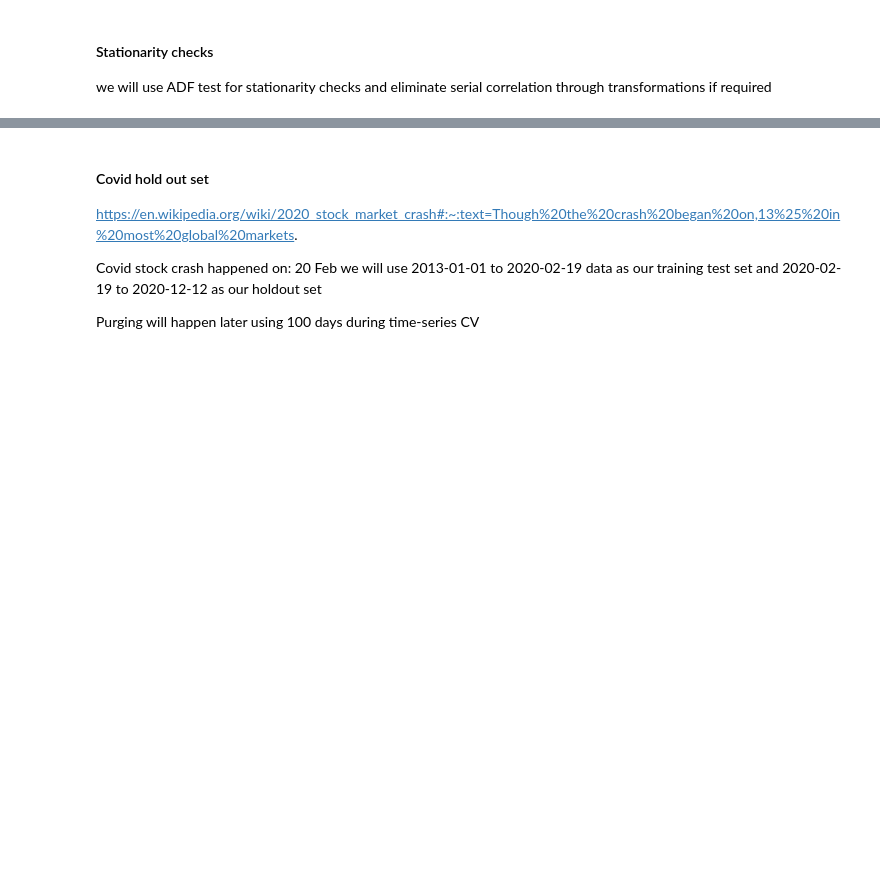
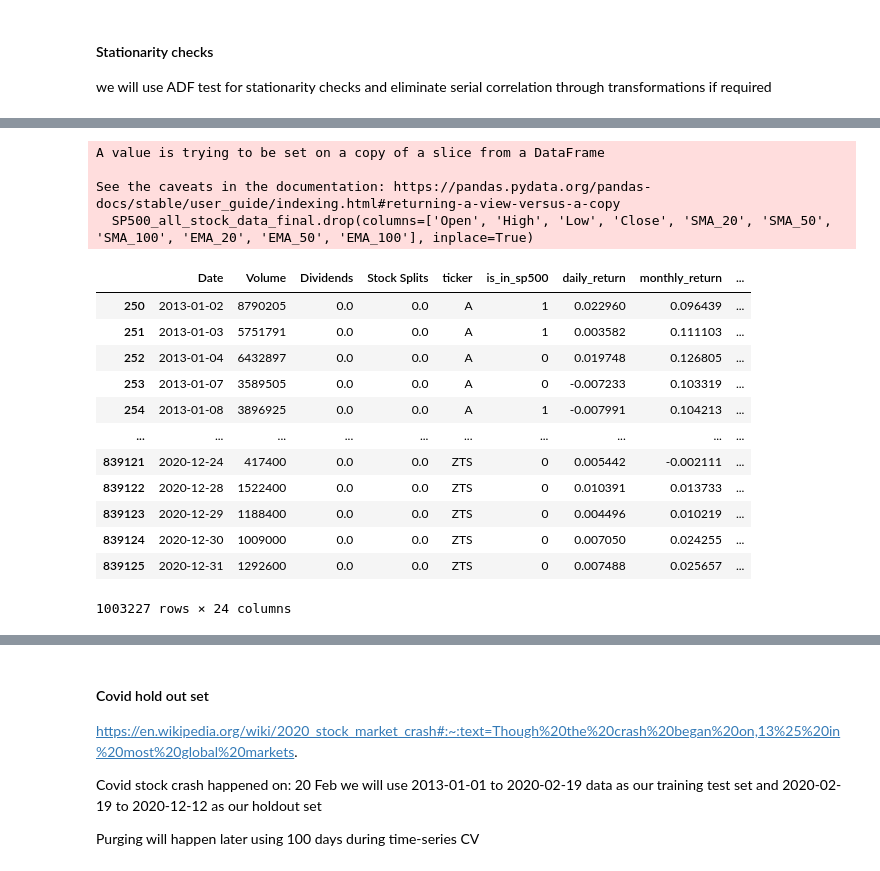
Before and after one commit to gotoshleep/DSE4212-Portfolio-Optimiser, a Jupyter notebook: Data prep and EDA/data_cleaning2.ipynb, the cells around one changed output, grey strips where cells are left out. Cells and saved outputs as stored; diff of their text form; code cells hidden in the pictures; blank space fills up the shorter version.

Commit message:
updated the code for data_cleaning2, should be ok to start training on the data

```diff
--- a/Data prep and EDA/data_cleaning2.ipynb
+++ b/Data prep and EDA/data_cleaning2.ipynb
@@ -293,3 +291,9 @@ yfinance_df_filtered_relavant_stocks["monthly_var_3"] = (
     yfinance_df_filtered_relavant_stocks.groupby("ticker")["monthly_return"]
       .transform(lambda x: x.rolling(window=3, min_periods=3).var(ddof=1))
 )
+
+yfinance_df_filtered_relavant_stocks["daily_vol_20"] = (
+    yfinance_df_filtered_relavant_stocks
+    .groupby("ticker")["daily_return"]
+    .transform(lambda x: x.rolling(window=20, min_periods=20).std(ddof=1))
+)
@@ -295,0 +306,23 @@ yfinance_df_filtered_relavant_stocks["monthly_var_3"] = (
+# %%
+start_date = pd.Timestamp("2013-01-01")
+
+# ensure Date is Timestamp
+yfinance_df_filtered_relavant_stocks["Date"] = pd.to_datetime(yfinance_df_filtered_relavant_stocks["Date"])
+
+# find earliest date per ticker
+first_dates = (
+    yfinance_df_filtered_relavant_stocks
+    .groupby("ticker")["Date"]
+    .min()
+    .reset_index(name="first_date")
+)
+
+# flag tickers that started trading after 2013-01-01
+first_dates["entered_after_2013"] = (first_dates["first_date"] > start_date).astype(int)
+
+# count and preview
+num_after = first_dates["entered_after_2013"].sum()
+num_total = len(first_dates)
+
+print(f"{num_after} out of {num_total} tickers started trading after {start_date.date()} before 2015-12-31.")
+print(first_dates.query("entered_after_2013 == 1").head())
@@ -405,3 +444,15 @@ SP500_all_stock_data.head()
+# %%
+# for daily prices we use spreads instead of absolute prices
+SP500_all_stock_data['high_low_spread'] = (SP500_all_stock_data['High'] - SP500_all_stock_data['Low'])/SP500_all_stock_data['Close']
+SP500_all_stock_data['open_close_spread'] = (SP500_all_stock_data['Open'] - SP500_all_stock_data['Close'])/SP500_all_stock_data['Close']
+
+# for moving averages we use moving averages of returns instead of absolute prices
+for w in [20, 50, 100]:
+    SP500_all_stock_data[f"SMA_ret_{w}"] = g["daily_return"].transform(lambda s, w=w: s.rolling(window=w, min_periods=w).mean())
+
+# EMA (Exponential Moving Average) of daily returns
+for w in [20, 50, 100]:
+    SP500_all_stock_data[f"EMA_ret_{w}"] = g["daily_return"].transform(lambda s, w=w: s.ewm(span=w, adjust=False, min_periods=w).mean())
 # %%
 # filter for stocks from 2013-01-01 onwards
 SP500_all_stock_data_final = SP500_all_stock_data[SP500_all_stock_data['Date'] >= pd.to_datetime('2013-01-01')]
@@ -454,0 +524,22 @@ NameError: name 'check_adf_all_columns' is not defined
+# %%
+# dropping non-stationary columns
+SP500_all_stock_data_final.drop(columns=['Open', 'High', 'Low', 'Close', 'SMA_20', 'SMA_50', 'SMA_100', 'EMA_20', 'EMA_50', 'EMA_100'], inplace=True)
+SP500_all_stock_data_final
+# %% [output]
+A value is trying to be set on a copy of a slice from a DataFrame
+
+See the caveats in the documentation: https://pandas.pydata.org/pandas-docs/stable/user_guide/indexing.html#returning-a-view-versus-a-copy
+  SP500_all_stock_data_final.drop(columns=['Open', 'High', 'Low', 'Close', 'SMA_20', 'SMA_50', 'SMA_100', 'EMA_20', 'EMA_50', 'EMA_100'], inplace=True)
+|  | Date | Volume | Dividends | Stock Splits | ticker | is_in_sp500 | daily_return | monthly_return | ... |
+| 250 | 2013-01-02 | 8790205 | 0.0 | 0.0 | A | 1 | 0.022960 | 0.096439 | ... |
+| 251 | 2013-01-03 | 5751791 | 0.0 | 0.0 | A | 1 | 0.003582 | 0.111103 | ... |
+| 252 | 2013-01-04 | 6432897 | 0.0 | 0.0 | A | 0 | 0.019748 | 0.126805 | ... |
+| 253 | 2013-01-07 | 3589505 | 0.0 | 0.0 | A | 0 | -0.007233 | 0.103319 | ... |
+| 254 | 2013-01-08 | 3896925 | 0.0 | 0.0 | A | 1 | -0.007991 | 0.104213 | ... |
+| ... | ... | ... | ... | ... | ... | ... | ... | ... | ... |
+| 839121 | 2020-12-24 | 417400 | 0.0 | 0.0 | ZTS | 0 | 0.005442 | -0.002111 | ... |
+| 839122 | 2020-12-28 | 1522400 | 0.0 | 0.0 | ZTS | 0 | 0.010391 | 0.013733 | ... |
+| 839123 | 2020-12-29 | 1188400 | 0.0 | 0.0 | ZTS | 0 | 0.004496 | 0.010219 | ... |
+| 839124 | 2020-12-30 | 1009000 | 0.0 | 0.0 | ZTS | 0 | 0.007050 | 0.024255 | ... |
+| 839125 | 2020-12-31 | 1292600 | 0.0 | 0.0 | ZTS | 0 | 0.007488 | 0.025657 | ... |
+1003227 rows × 24 columns
```
Also changed, not shown: parts of 14 cells of this notebook.
